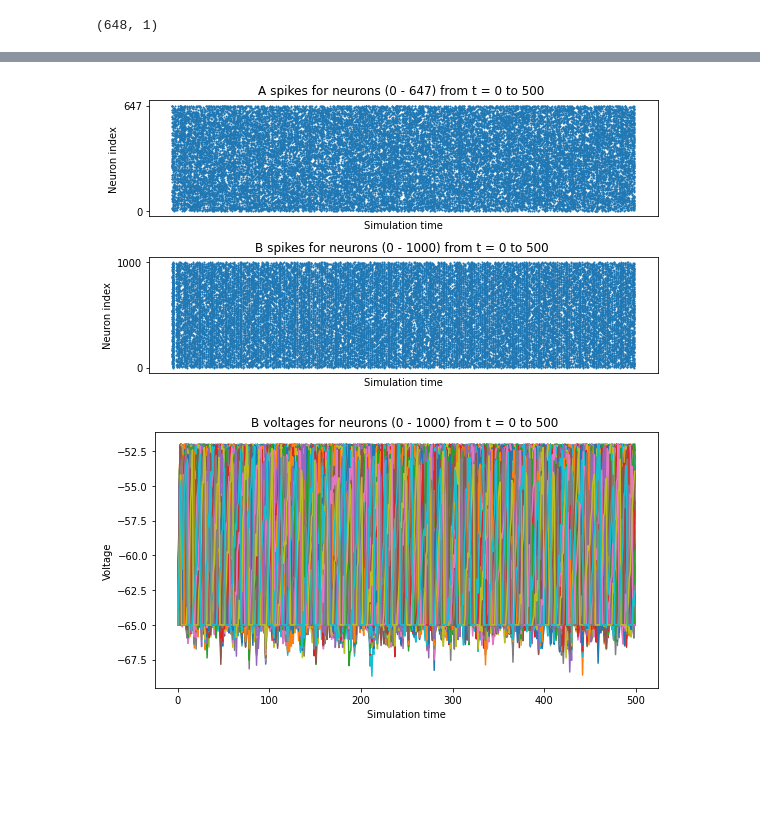
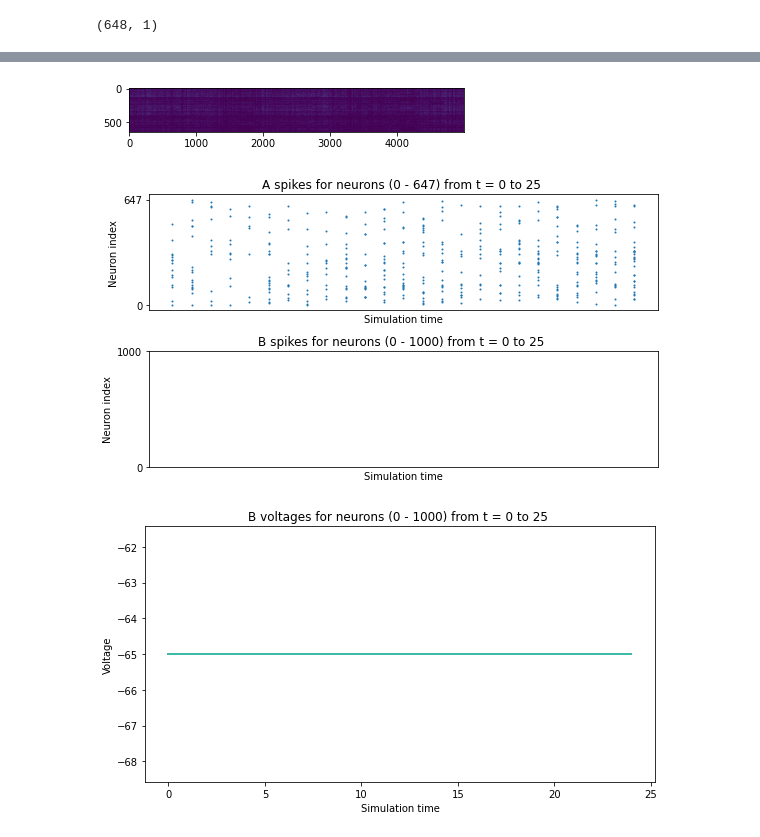
Before and after one commit to mariakesa/NeuroPixelsDataAnalysis, a Jupyter notebook: BindsNet/Initial.ipynb, the cells around one changed output, grey strips where cells are left out. Saved outputs shown, nothing was run; the diff lists cells and outputs as text; code cells hidden in the pictures; blank space fills up the shorter version.

Commit message:
input data

```diff
--- a/BindsNet/Initial.ipynb
+++ b/BindsNet/Initial.ipynb
@@ -45,6 +68,6 @@ binned=bin_spikes(spks,neurons,anns,0.1)
 # %%
 bn=[]
 for j in range(1,len(binned)):
-    bn.append(binned[j][:500])
+    bn.append(binned[j][:5000])
 # %%
 bn=np.array(bn)
@@ -55,2 +74,2 @@ bn.shape
-# %%
-bn=bn.T
+# %%
+bn_=bn.copy()
@@ -57,3 +86,10 @@ bn=bn.T
+# %%
+bn_[bn_>0]=1
+# %%
+plt.imshow(bn_)
+plt.show()
+# %% [output]
+[figure, added]
 # %%
 import torch
 import matplotlib.pyplot as plt
@@ -64,10 +100,10 @@ from bindsnet.network.monitors import Monitor
 from bindsnet.analysis.plotting import plot_spikes, plot_voltages
 
 # Simulation time.
-time = 500
+time = 25
 
 # Create the network.
-network = Network()
+network = Network(dt=0.01)
 
 # Create and add input, output layers.
 source_layer = Input(n=647)
@@ -107,33 +143,34 @@ source_monitor = Monitor(
     obj=source_layer,
     state_vars=("s",),  # Record spikes and voltages.
     time=time,  # Length of simulation (if known ahead of time).
 )
 target_monitor = Monitor(
     obj=target_layer,
     state_vars=("s", "v"),  # Record spikes and voltages.
     time=time,  # Length of simulation (if known ahead of time).
 )
 
 network.add_monitor(monitor=source_monitor, name="A")
 network.add_monitor(monitor=target_monitor, name="B")
 
 # Create input spike data, where each spike is distributed according to Bernoulli(0.1).
-input_data = torch.bernoulli(0.1 * torch.ones(time, source_layer.n)).byte()
+#input_data = torch.bernoulli(0.1 * torch.ones(time, source_layer.n)).byte()
+input_data=torch.Tensor(bn_.T)
 inputs = {"A": input_data}
 
 # Simulate network on input data.
 network.run(inputs=inputs, time=time)
 
 # Retrieve and plot simulation spike, voltage data from monitors.
 spikes = {
     "A": source_monitor.get("s"), "B": target_monitor.get("s")
 }
 voltages = {"B": target_monitor.get("v")}
 
 plt.ioff()
 plot_spikes(spikes)
 plot_voltages(voltages, plot_type="line")
 plt.show()
 # %% [output]
-[figure, old version]
+[figure, new version]
-[figure, old version]
+[figure, new version]
```
Also changed, not shown: parts of 6 cells of this notebook.
